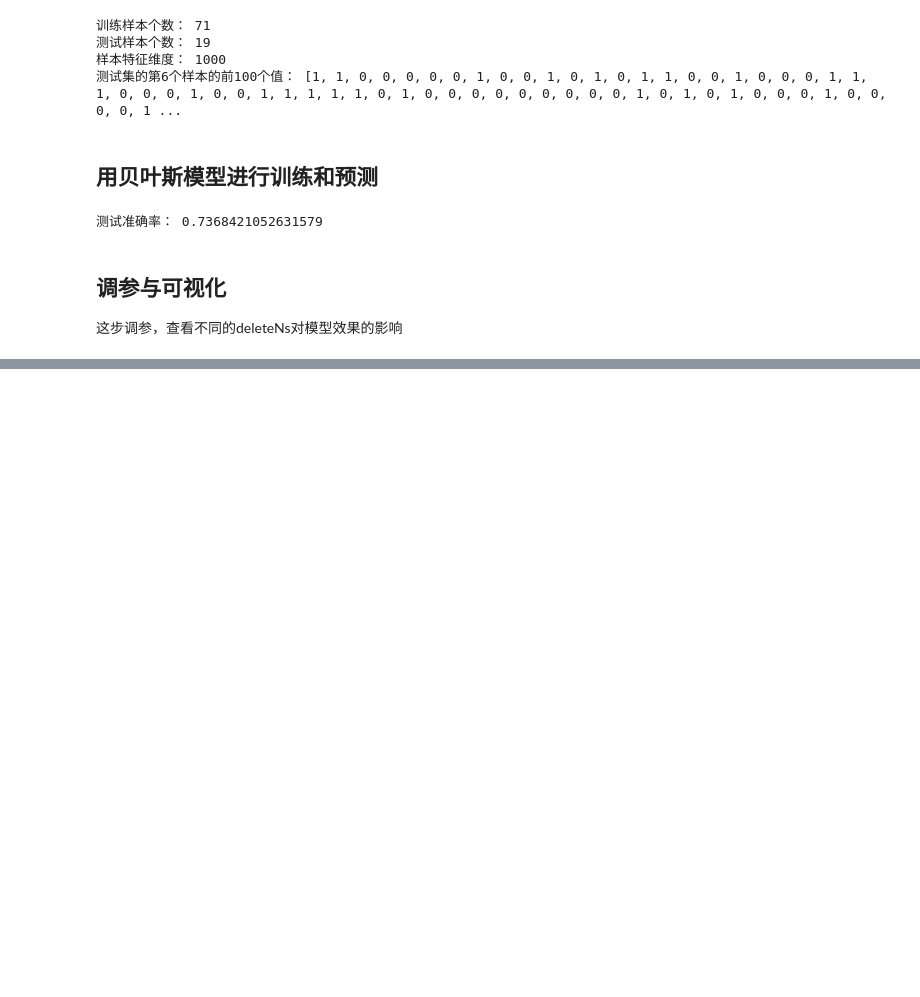
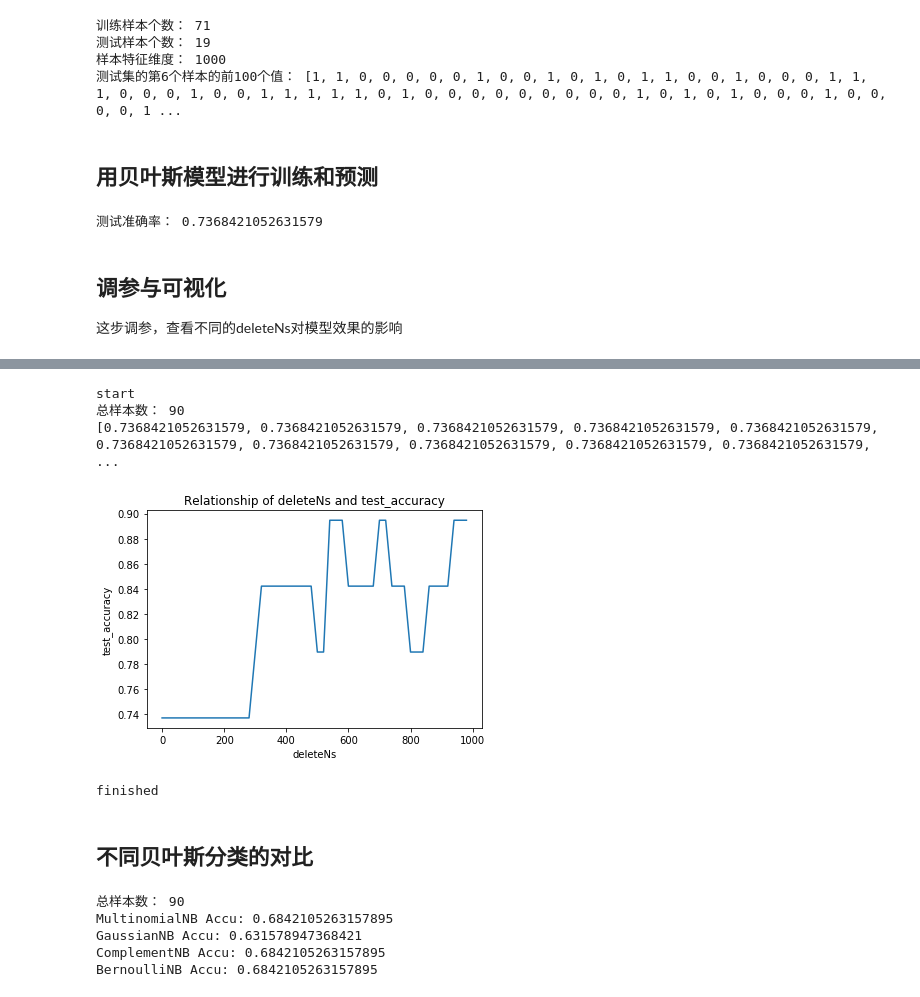
Before and after one commit to zingp/NLP, a Jupyter notebook: P001-Naive-Bayes-Text-Classifier/NaiveBayes-TextClassifier.ipynb, the cells around one changed output, grey strips where cells are left out. Cells and saved outputs as stored; diff of their text form; code cells hidden in the pictures; blank space fills up the shorter version.

```diff
--- a/P001-Naive-Bayes-Text-Classifier/NaiveBayes-TextClassifier.ipynb
+++ b/P001-Naive-Bayes-Text-Classifier/NaiveBayes-TextClassifier.ipynb
@@ -278,0 +283,41 @@ finished
+# %%
+print ("start")
+
+# 文本预处理
+folder_path = './Database/SogouC/Sample'
+
+all_words_list, train_data_list, train_class_list, test_data_list, test_class_list = text_processing(folder_path, test_rate=0.2)
+
+# 生成stopwords_set
+stopwords_file = './stopwords_cn.txt'
+stopwords_set = make_word_set(stopwords_file)
+
+# 文本特征提取和分类
+flag = 'sklearn'
+deleteNs = range(0, 1000, 20)
+test_accuracy_list = []
+for deleteN in deleteNs:
+    feature_words = vocab_select(all_words_list, deleteN, stopwords_set)
+    train_feature_list, test_feature_list = text_features(train_data_list, test_data_list, feature_words, flag)
+    test_accuracy = text_classifier(train_feature_list, test_feature_list, train_class_list, test_class_list, flag)
+    test_accuracy_list.append(test_accuracy)
+print(test_accuracy_list)
+
+# 结果评价
+plt.figure()
+plt.plot(deleteNs, test_accuracy_list)
+plt.title('Relationship of deleteNs and test_accuracy')
+plt.xlabel('deleteNs')
+plt.ylabel('test_accuracy')
+plt.show()
+#plt.savefig('result.png')
+
+print ("finished")
+# %% [output]
+start
+总样本数： 90
+[0.7368421052631579, 0.7368421052631579, 0.7368421052631579, 0.7368421052631579, 0.7368421052631579, 0.7368421052631579, 0.7368421052631579, 0.7368421052631579, 0.7368421052631579, 0.7368421052631579, ...
+[figure, added]
+finished
+# %% [markdown]
+## 不同贝叶斯分类的对比
@@ -278,0 +333,32 @@ finished
+# %%
+
+# 文本预处理
+folder_path = './Database/SogouC/Sample'
+
+all_words_list, train_data_list, train_class_list, test_data_list, test_class_list = text_processing(folder_path, test_rate=0.2)
+
+# 生成stopwords_set
+stopwords_file = './stopwords_cn.txt'
+stopwords_set = make_word_set(stopwords_file)
+
+deleteN = 20
+feature_words = vocab_select(all_words_list, deleteN, stopwords_set)
+train_feature_list, test_feature_list = text_features(train_data_list, test_data_list, feature_words, flag)
+
+name_func_dict = {
+    "MultinomialNB": MultinomialNB,
+    "GaussianNB": GaussianNB,
+    "ComplementNB": ComplementNB,
+    "BernoulliNB": ComplementNB,
+}
+
+for func_name, func in name_func_dict.items():
+    test_accuracy = text_classifier_by_sklearn(train_feature_list, test_feature_list,
+                                train_class_list, test_class_list, sklearn_class_func=func)
+    print("{} Accu: {}".format(func_name, test_accuracy))
+# %% [output]
+总样本数： 90
+MultinomialNB Accu: 0.6842105263157895
+GaussianNB Accu: 0.631578947368421
+ComplementNB Accu: 0.6842105263157895
+BernoulliNB Accu: 0.6842105263157895
```
Also changed, not shown: parts of 6 cells of this notebook.
